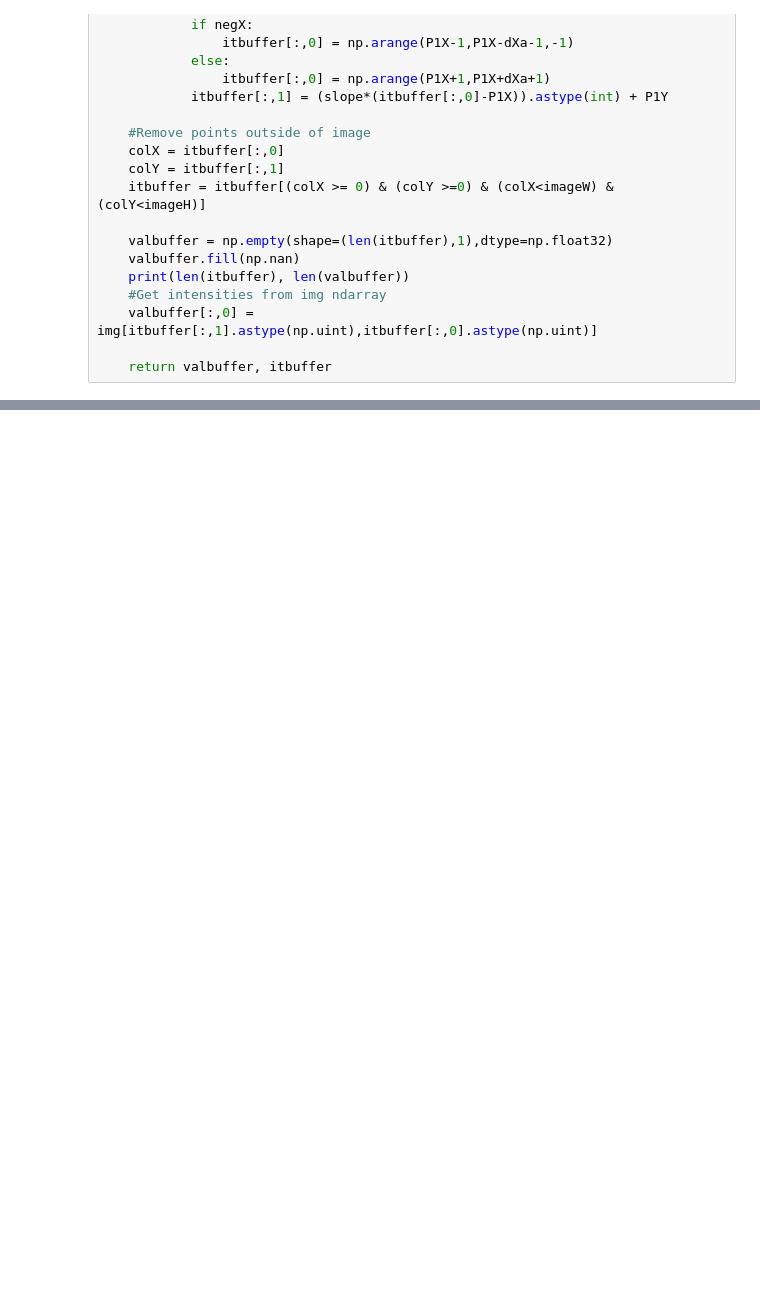
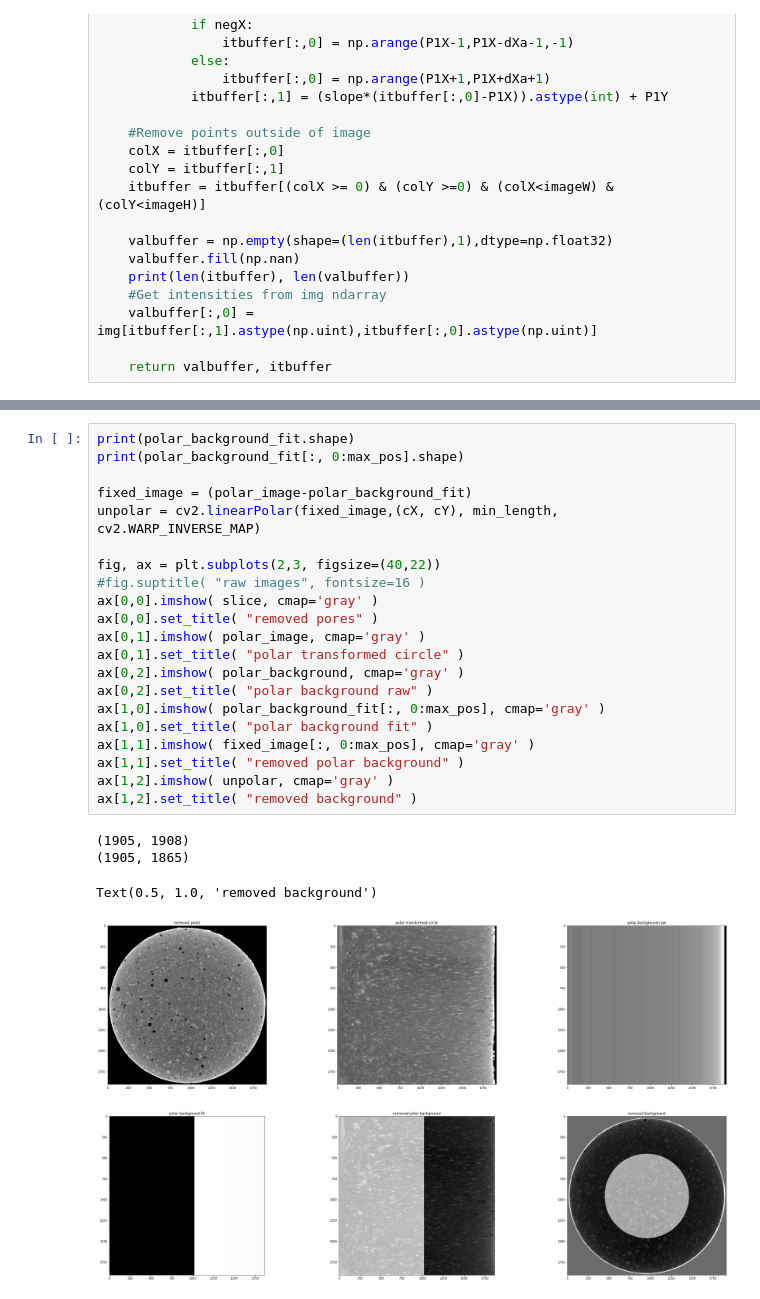
Before and after one commit to kleinerELM/CT_edge_hardening_remover, a Jupyter notebook: edge hardening remover.ipynb, the cells around one changed output, grey strips where cells are left out. Cells and saved outputs as stored; diff of their text form; blank space fills up the shorter version.

```diff
--- a/edge hardening remover.ipynb
+++ b/edge hardening remover.ipynb
@@ -258,0 +322,26 @@ plt.show()
+# %%
+print(polar_background_fit.shape)
+print(polar_background_fit[:, 0:max_pos].shape)
+
+fixed_image = (polar_image-polar_background_fit)
+unpolar = cv2.linearPolar(fixed_image,(cX, cY), min_length, cv2.WARP_INVERSE_MAP)
+
+fig, ax = plt.subplots(2,3, figsize=(40,22))
+#fig.suptitle( "raw images", fontsize=16 )
+ax[0,0].imshow( slice, cmap='gray' )
+ax[0,0].set_title( "removed pores" )
+ax[0,1].imshow( polar_image, cmap='gray' )
+ax[0,1].set_title( "polar transformed circle" )
+ax[0,2].imshow( polar_background, cmap='gray' )
+ax[0,2].set_title( "polar background raw" )
+ax[1,0].imshow( polar_background_fit[:, 0:max_pos], cmap='gray' )
+ax[1,0].set_title( "polar background fit" )
+ax[1,1].imshow( fixed_image[:, 0:max_pos], cmap='gray' )
+ax[1,1].set_title( "removed polar background" )
+ax[1,2].imshow( unpolar, cmap='gray' )
+ax[1,2].set_title( "removed background" )
+# %% [output]
+(1905, 1908)
+(1905, 1865)
+Text(0.5, 1.0, 'removed background')
+[figure, added]
```
Also changed, not shown: parts of 4 cells of this notebook, 2 other files.
